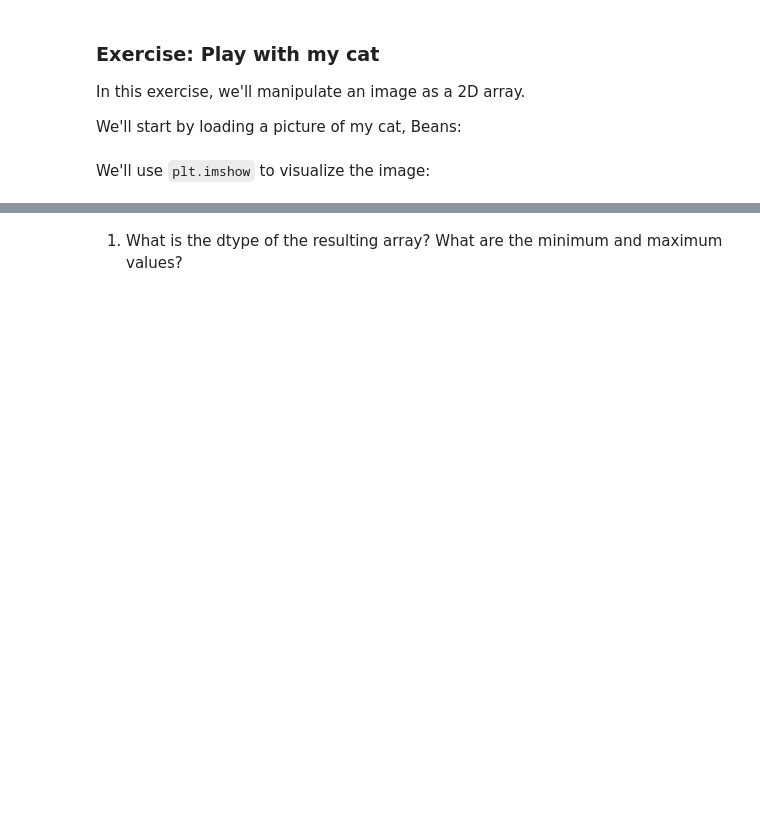
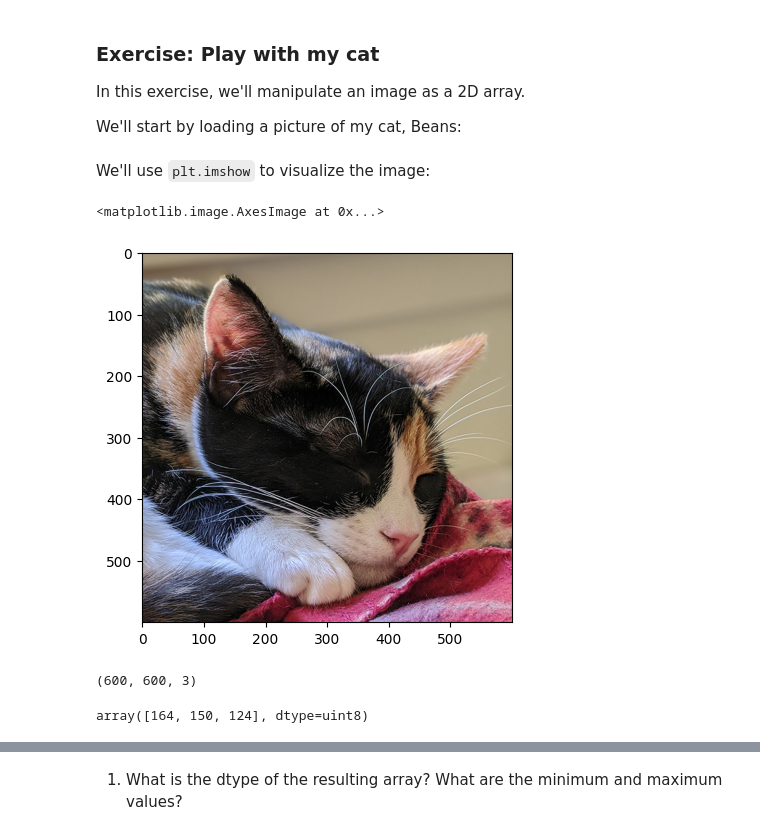
Before and after one commit to cs1053-26w/Lectures, a Jupyter notebook: notebooks/L01A_numpy.ipynb, the cells around one changed output, grey strips where cells are left out. Drawn from its saved outputs; the diff is of its cells as text; code cells hidden in the pictures; blank space fills up the shorter version.

```diff
--- a/notebooks/L01A_numpy.ipynb
+++ b/notebooks/L01A_numpy.ipynb
@@ -143,8 +303,19 @@ In this exercise, we'll manipulate an image as a 2D array.
 
 We'll start by loading a picture of my cat, Beans:
 # %%
-beans = imageio.imread("../data/beans_gray.jpg")
+beans = imageio.imread("../data/beans.jpg")
 # %% [markdown]
 We'll use `plt.imshow` to visualize the image:
 # %%
-plt.imshow(beans, cmap='gray')
+plt.imshow(beans)
+# %% [output]
+<matplotlib.image.AxesImage at 0x...>
+[figure, added]
+# %%
+beans.shape
+# %% [output]
+(600, 600, 3)
+# %%
+beans[0,0,:]
+# %% [output]
+array([164, 150, 124], dtype=uint8)
```
Also changed, not shown: parts of 43 cells of this notebook, 3 other files.
